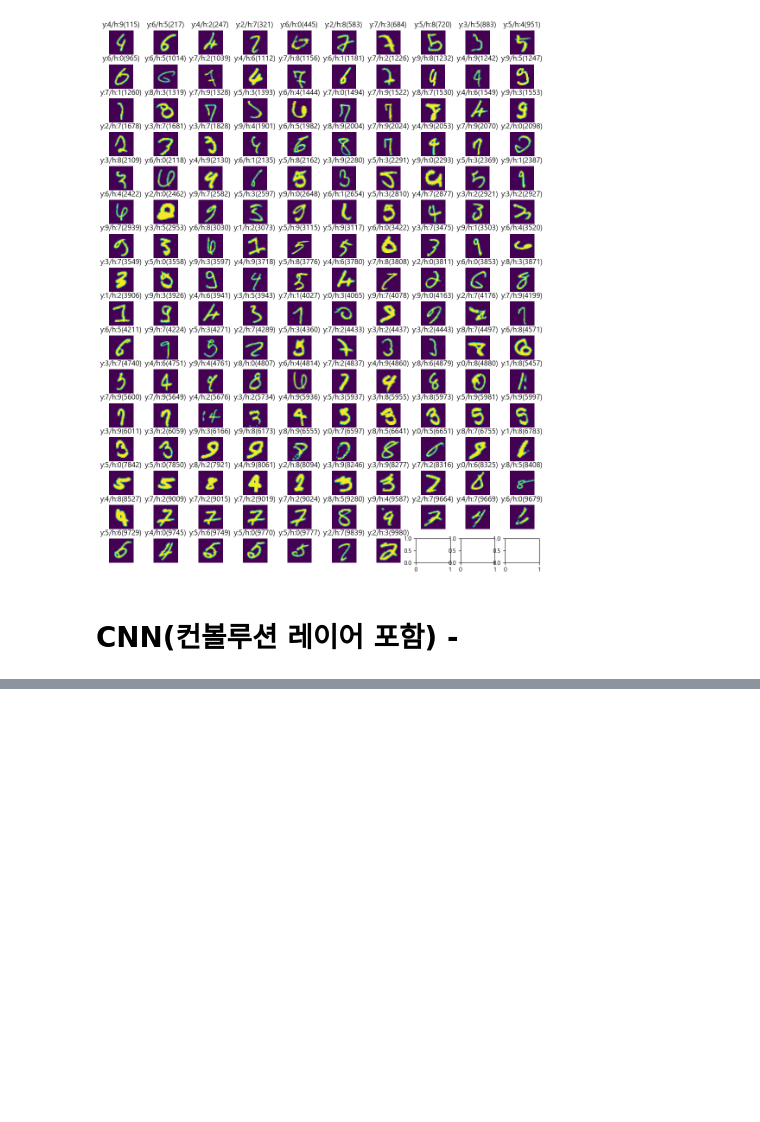
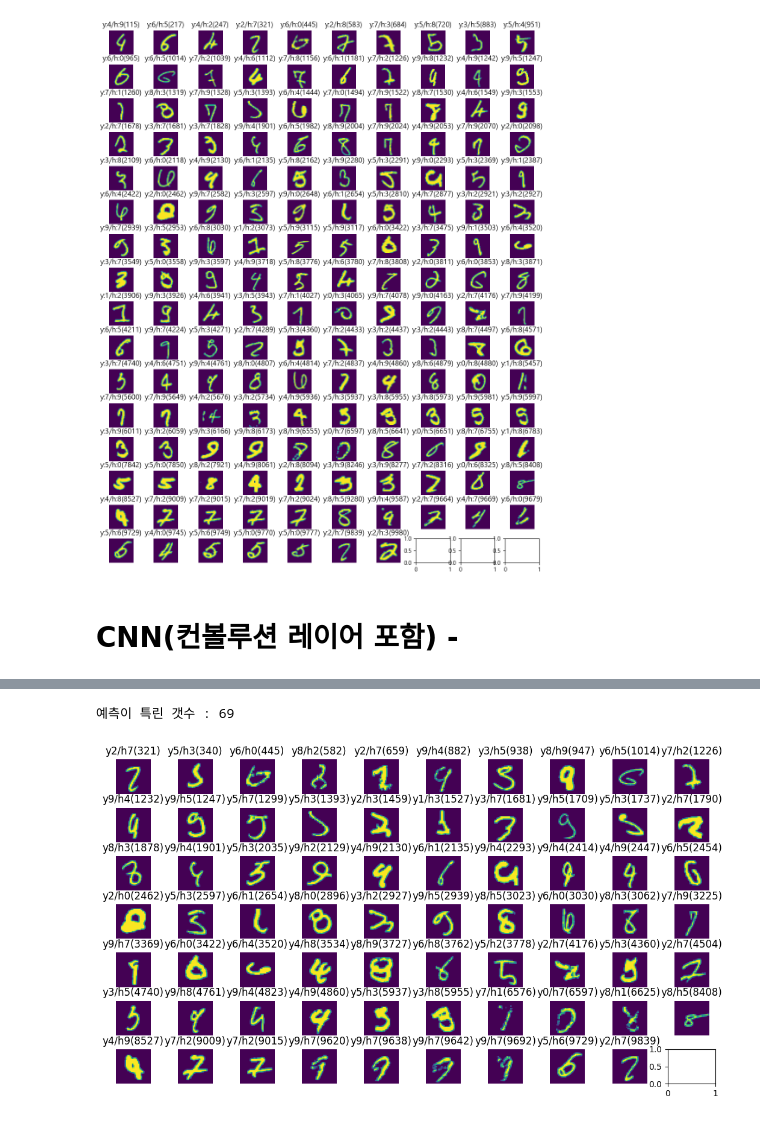
Before and after one commit to SeohuiJeong0420/ai_x, a Jupyter notebook: source/05_DeepLearning/MNIST_DNN_CNN.ipynb, the cells around one changed output, grey strips where cells are left out. Drawn from its saved outputs; the diff is of its cells as text; code cells hidden in the pictures; blank space fills up the shorter version.

```diff
--- a/source/05_DeepLearning/MNIST_DNN_CNN.ipynb
+++ b/source/05_DeepLearning/MNIST_DNN_CNN.ipynb
@@ -198,9 +208,9 @@ y_val = y_train[50000:]
 X_train = X_train[:50000]
 y_train = y_train[:50000]
 #독립변수 (28*28) => 784 1차원 -> 실수형변환 -> 스케일조정
-X_train = X_train.reshape(-1, width*height).astype('float32')/255.0
-X_val = X_val.reshape(-1, width*height).astype('float32')/255.0
-X_test = X_test.reshape(-1, width*height).astype('float32')/255.0
+X_train = X_train.reshape(-1, width, height).astype('float32')/255.0
+X_val = X_val.reshape(-1, width, height).astype('float32')/255.0
+X_test = X_test.reshape(-1, width, height).astype('float32')/255.0
 #타겟변수 원핫인코딩
 Y_train = to_categorical(y_train)
 Y_val = to_categorical(y_val)
@@ -213,0 +300,5 @@ Wall time: 385 ms
+# %%
+print('실제값 :', y_test)
+print('실제값 :', Y_test.argmax(axis=1))
+yhat = np.argmax(model.predict(X_test), axis=1)
+print('예측값 :', yhat)
@@ -213,0 +325,34 @@ Wall time: 385 ms
+# %%
+#실제값과 예측값이 다른 갯수(방법1)
+cnt = 0
+for y, h in zip(y_test, yhat):
+    if y!= h:
+        cnt += 1
+print('예측이 특린 갯수 :', cnt)
+# %% [output]
+예측이 특린 갯수 : 69
+# %%
+# CNN을 사용하여 예측이 틀린 데이터 출력(yhat과 y_test가 다른 것들 172개)
+plt_row = 7
+plt_col = 10
+plt.rcParams['figure.figsize'] = [plt_col+3, plt_row]
+fig, axes = plt.subplots(plt_row, plt_col)
+plt.subplots_adjust(hspace=0.4, wspace=0.3)
+
+i=0 # yhat과 y_test의 index => yhat[i], y_test[i]를 비교.
+cnt=0 # 이미지 출력횟수
+
+while (i<len(y_test)) & (cnt < plt_row*plt_col):
+    if yhat[i] == y_test[i]:
+        i += 1
+        continue
+    subax = axes[cnt//plt_col, cnt%plt_col] # //:몫연산자 %:나머지연산자
+    subax.imshow(X_test[i].reshape(width, height))
+    subax.axis('off')
+    title = "y{}/h{}({})".format(y_test[i], yhat[i], i)
+    subax.set_title(title)
+    cnt += 1 # 이미지 출력 번호 증가
+    i += 1 # index 증가
+#plt.tight_layout()
+# %% [output]
+[figure, added]
```
Also changed, not shown: parts of 8 cells of this notebook, 13 other files.
